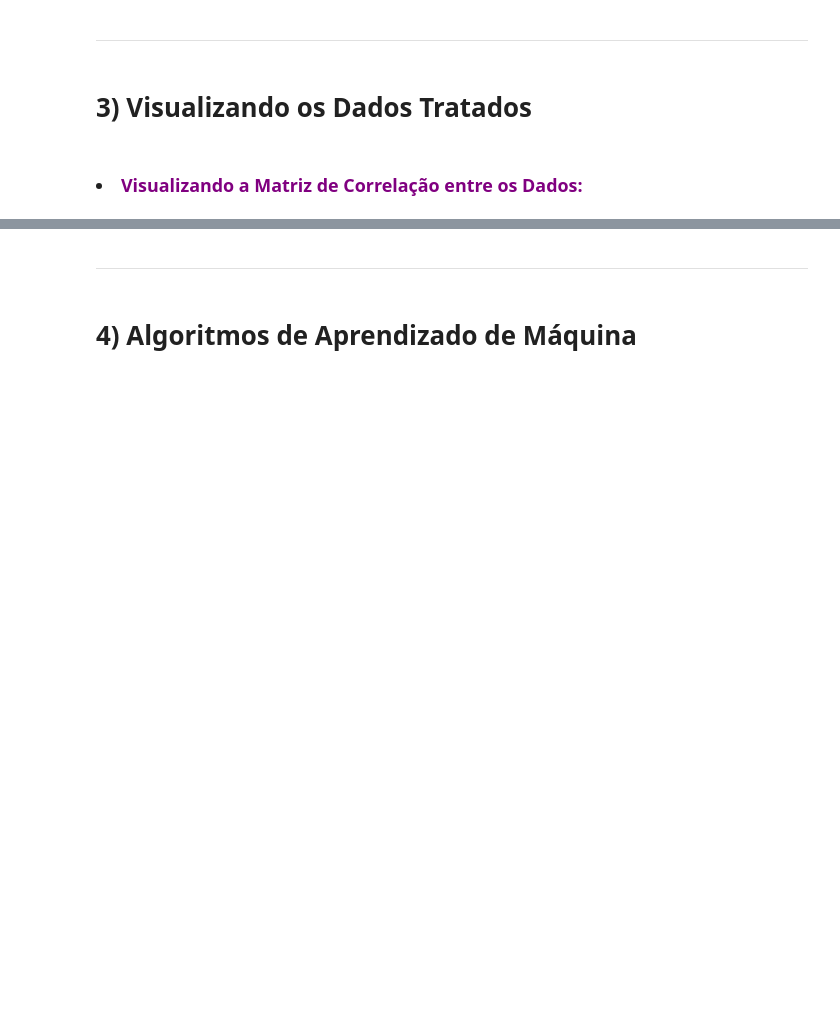
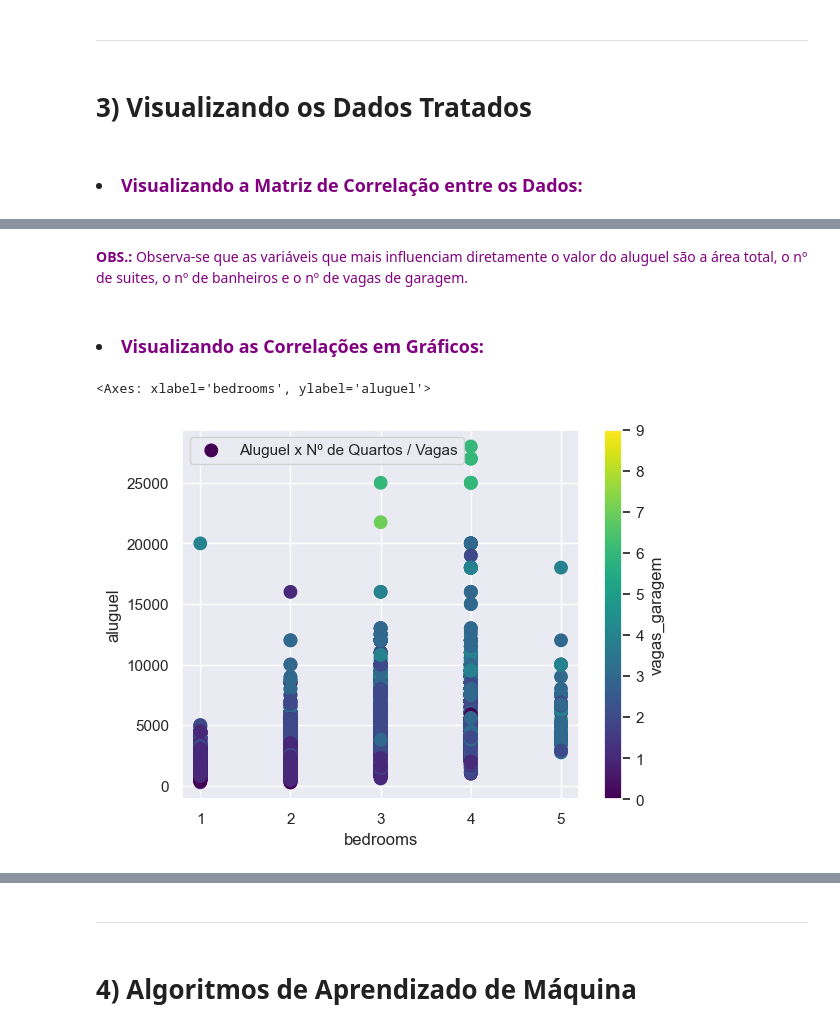
Before and after one commit to fabiollg/PI-4_Predicao_Valores_Imoveis_SJC, a Jupyter notebook: PI_4_Predicao_Valores_Imoveis_SJC.ipynb, the cells around one changed output, grey strips where cells are left out. Drawn from its saved outputs; the diff is of its cells as text; code cells hidden in the pictures; blank space fills up the shorter version.

```diff
--- a/PI_4_Predicao_Valores_Imoveis_SJC.ipynb
+++ b/PI_4_Predicao_Valores_Imoveis_SJC.ipynb
@@ -565,0 +592,9 @@ sns.heatmap(dados_tratados.corr(),cmap='Wistia',annot=True, fmt='.3f', linewidth
+# %% [markdown]
+<font color="#800080"><b>OBS.:</b> Observa-se que as variáveis que mais influenciam diretamente o valor do aluguel são a área total, o nº de suites, o nº de banheiros e o nº de vagas de garagem.</font>
+# %% [markdown]
+### <li><font color="#800080">Visualizando as Correlações em Gráficos:</font>
+# %%
+dados_tratados.plot.scatter(x='bedrooms', y='aluguel', c= 'vagas_garagem', cmap= 'viridis', label= 'Aluguel x Nº de Quartos / Vagas', s=80)
+# %% [output]
+<Axes: xlabel='bedrooms', ylabel='aluguel'>
+[figure, added]
```
Also changed, not shown: parts of 20 cells of this notebook.
